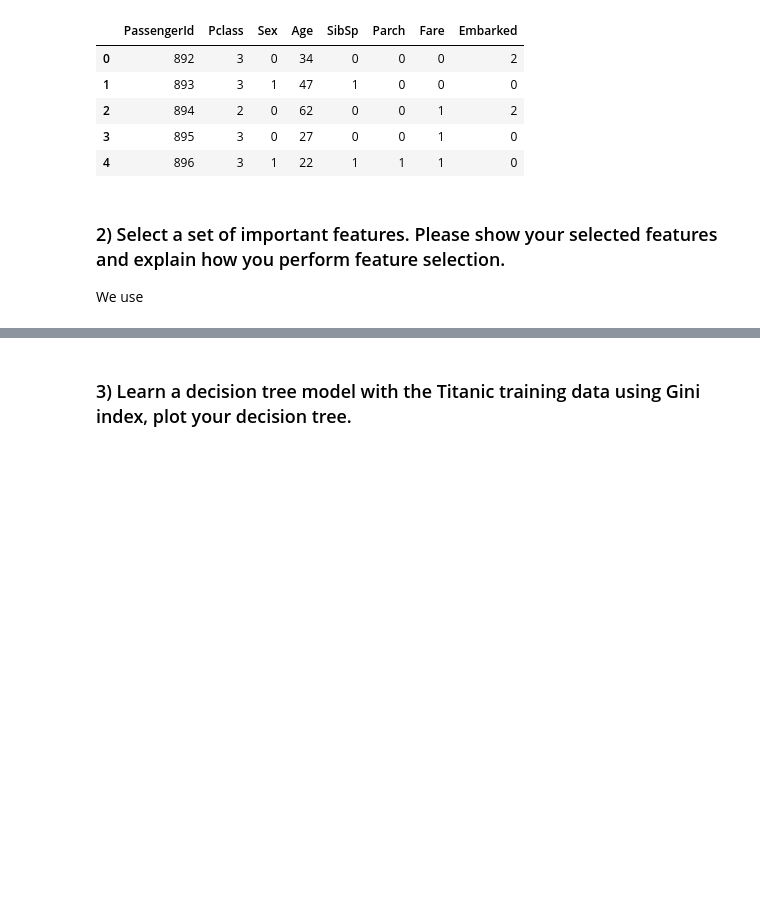
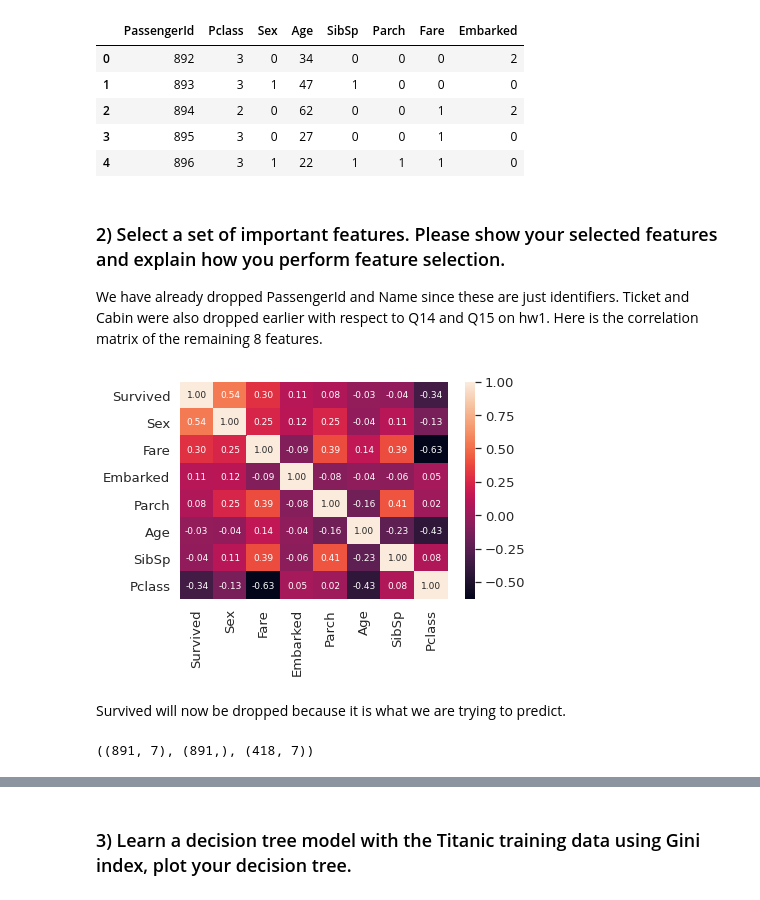
Before and after one commit to ayberkcorp/cap5610-machine_learning, a Jupyter notebook: hw2/code.ipynb, the cells around one changed output, grey strips where cells are left out. Cells and saved outputs as stored; diff of their text form; code cells hidden in the pictures; blank space fills up the shorter version.

```diff
--- a/hw2/code.ipynb
+++ b/hw2/code.ipynb
@@ -100,4 +99,23 @@ test_df.head()
 # %% [markdown]
 ### 2) Select a set of important features. Please show your selected features and explain how you perform feature selection.
 
-We use
+We have already dropped PassengerId and Name since these are just identifiers. Ticket and Cabin were also dropped earlier with respect to Q14 and Q15 on hw1. Here is the correlation matrix of the remaining 8 features.
+# %%
+k = 8
+corrMatrix = train_df.corr()
+columns = corrMatrix.nlargest(k,'Survived')['Survived'].index
+c = np.corrcoef(train_df[columns].values.T)
+sns.set(font_scale=1.2)
+h = sns.heatmap(c, cbar=True, annot=True, annot_kws={'size':9}, fmt='.2f', yticklabels=columns.values, xticklabels=columns.values)
+plt.show()
+# %% [output]
+[figure, added]
+# %% [markdown]
+Survived will now be dropped because it is what we are trying to predict.
+# %%
+X_train = train_df.drop("Survived", axis=1)
+Y_train = train_df["Survived"]
+X_test  = test_df.drop("PassengerId", axis=1).copy()
+X_train.shape, Y_train.shape, X_test.shape
+# %% [output]
+((891, 7), (891,), (418, 7))
```
Also changed, not shown: parts of 3 cells of this notebook.
